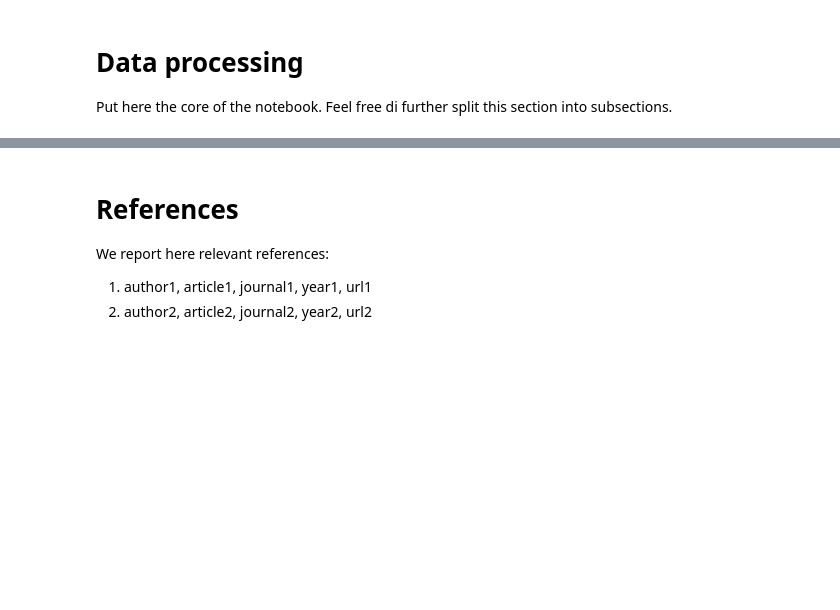
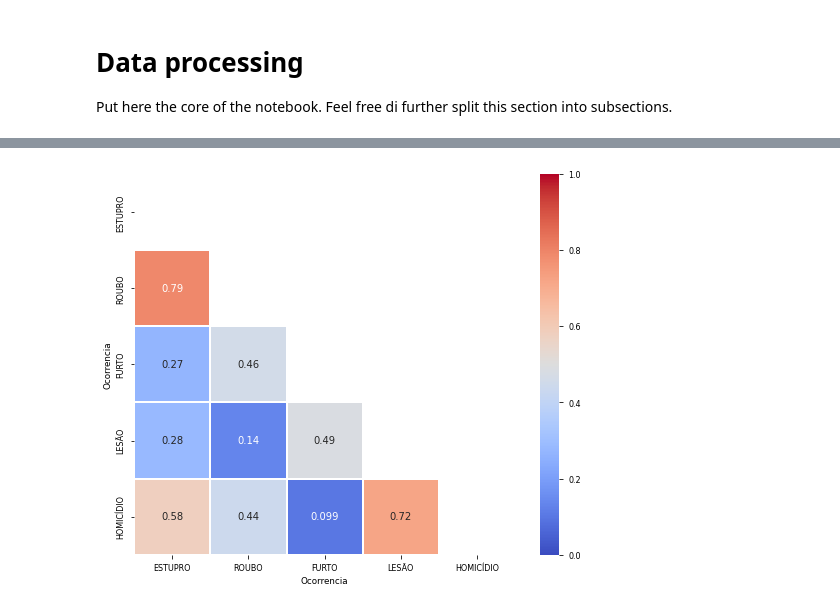
Before and after one commit to Carne-de-Pescoco/regression_course, a Jupyter notebook: notebooks/01-data_understanding-crimes.ipynb, the cells around one changed output, grey strips where cells are left out. Saved outputs shown, nothing was run; the diff lists cells and outputs as text; code cells hidden in the pictures; blank space fills up the shorter version.

```diff
--- a/notebooks/01-data_understanding-crimes.ipynb
+++ b/notebooks/01-data_understanding-crimes.ipynb
@@ -123,8 +115,20 @@ fig.write_html('../reports/crimes_scatter.html')
 fig.show()
 # %% [output]
 [interactive output not drawn]
-# %% [markdown]
-# References
-We report here relevant references:
-1. author1, article1, journal1, year1, url1
-2. author2, article2, journal2, year2, url2
+# %%
+corr = abs(df_crime_consolidado.corr())
+# corr = corr.sort_values(by=[x for x in corr.columns], ascending=False)
+
+# Generate a mask for the upper triangle
+mask = np.triu(np.ones_like(corr, dtype=bool))
+
+# Set up the matplotlib figure
+f, ax = plt.subplots(figsize=(9, 7))
+
+# Generate a custom diverging colormap
+cmap = sns.color_palette("coolwarm", as_cmap=True)
+
+# Draw the heatmap with the mask and correct aspect ratio
+sns.heatmap(corr, mask=mask, cmap=cmap, square=True, linewidths=.05, vmin=0, vmax=1, annot=True);
+# %% [output]
+[figure, added]
```
Also changed, not shown: parts of 5 cells of this notebook, 2 other files.
